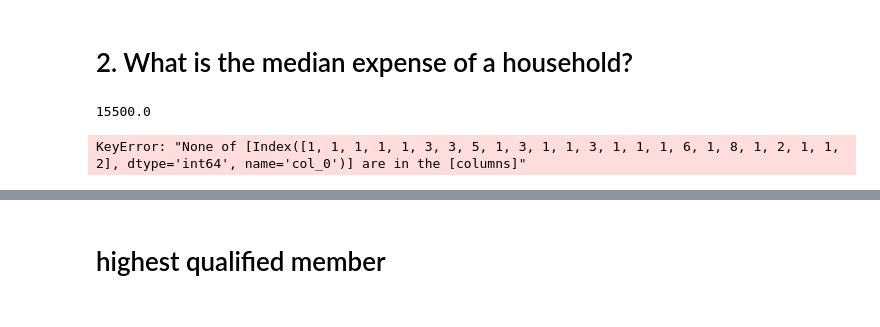
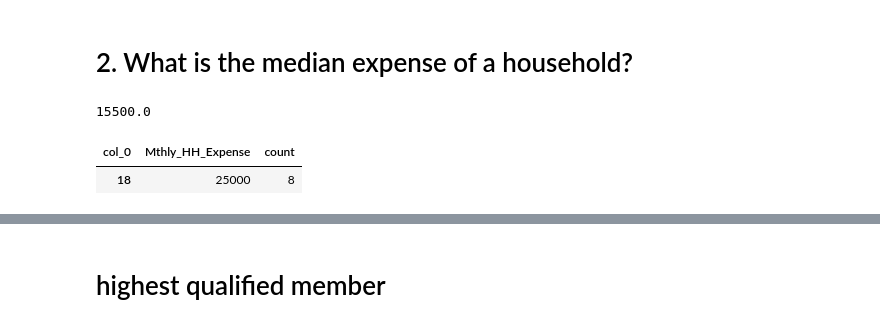
Before and after one commit to Ram2002-ai/DataScience_NareshIt, a Jupyter notebook: statistics/Statistics_S/Statetics_Introduction.ipynb, the cells around one changed output, grey strips where cells are left out. Cells and saved outputs as stored; diff of their text form; code cells hidden in the pictures.

```diff
--- a/statistics/Statistics_S/Statetics_Introduction.ipynb
+++ b/statistics/Statistics_S/Statetics_Introduction.ipynb
@@ -156,6 +156,7 @@ df['Mthly_HH_Expense'].median()
 # %%
 met=pd.crosstab(df['Mthly_HH_Expense'],columns='count')
 met.reset_index(inplace=True)
-met[met['count']]==df['Mthly_HH_Expense'].value_counts().max()
+met[met['count']==df['Mthly_HH_Expense'].value_counts().max()]
 # %% [output]
-KeyError: "None of [Index([1, 1, 1, 1, 1, 3, 3, 5, 1, 3, 1, 1, 3, 1, 1, 1, 6, 1, 8, 1, 2, 1, 1, 2], dtype='int64', name='col_0')] are in the [columns]"
+| col_0 | Mthly_HH_Expense | count |
+| 18 | 25000 | 8 |
```
Also changed, not shown: parts of 1 cell of this notebook, 5 other files.
